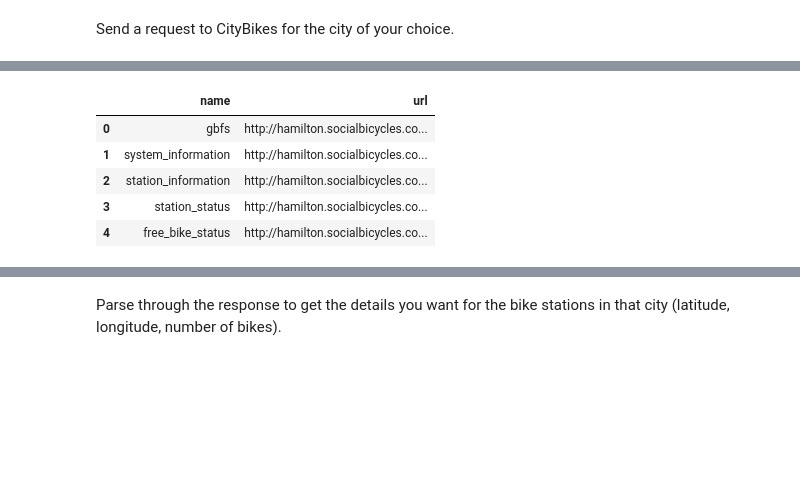
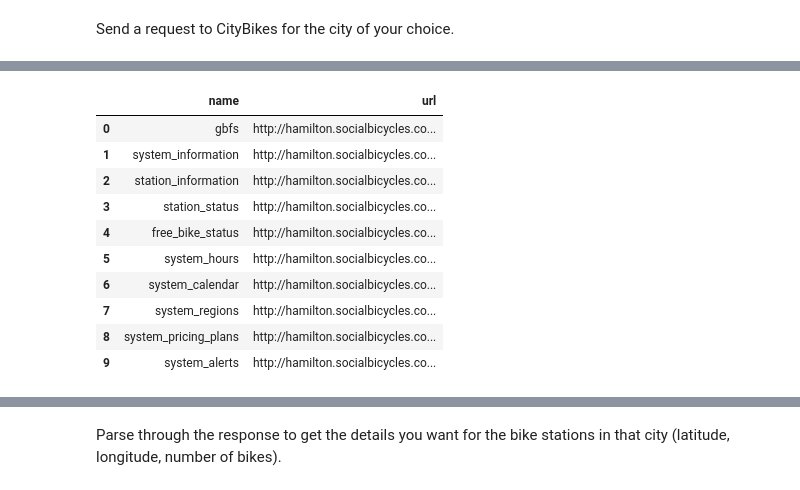
Before and after one commit to Hounder23/LIGHTHOUSE-p2, a Jupyter notebook: notebooks/city_bikes.ipynb, the cells around one changed output, grey strips where cells are left out. Drawn from its saved outputs; the diff is of its cells as text; code cells hidden in the pictures; blank space fills up the shorter version.

Commit message:
more EDA and filtering for city bikes

```diff
--- a/notebooks/city_bikes.ipynb
+++ b/notebooks/city_bikes.ipynb
@@ -5,9 +10,4 @@ Send a request to CityBikes for the city of your choice.
 # %%
-#create an api request to citybik.es to get the information from Hamilton Ontario
-import requests
-import json
-import pandas as pd
-
 #make the request
 response = requests.get('https://api.citybik.es/v2/networks')
 
@@ -15,5 +15,5 @@ response = requests.get('https://api.citybik.es/v2/networks')
 data = response.json()
 
 #convert the json object to a pandas dataframe
-df = pd.DataFrame(data['networks'])
+citybikes_df = pd.DataFrame(data['networks'])
 # %%
@@ -27,8 +27,8 @@ df.head()
 | 4 | [Comunicare S.r.l.] | /v2/networks/bicincitta-parco-dei... | bicincitta-parco-dei-colli-di-ber... | {'city': 'Parco dei Colli di Berg... | Bicincittà | https://www.bicincitta.com/frmLeS... | NaN | NaN | NaN |
 # %%
 #json normalization of the location column
-location = pd.json_normalize(df['location'])
+location = pd.json_normalize(citybikes_df['location'])
 location.columns = ['location.' + str(col) for col in location.columns]
-df = df.drop('location', axis=1)
-df = pd.concat([df, location], axis=1)
+citybikes_df = citybikes_df.drop('location', axis=1)
+citybikes_df = pd.concat([citybikes_df, location], axis=1)
 # %%
@@ -50,0 +43,4 @@ hamilton.head()
+# %%
+#filter the dataframe to only show the information for 'Hamilton, ON' in the location.city column
+hamilton_bike_companies = citybikes_df[citybikes_df['location.city'] == 'Hamilton, ON']
+hamilton_bike_companies.head()
@@ -51,13 +50,19 @@ hamilton.head()
 # %%
 #create a new request to get the information for the Hamilton Social Bicycles inc. api using the link from the gbfs_href column
-response = requests.get(hamilton['gbfs_href'][0])
+#its suprising to me that there is only one company in Hamilton for bike share
+response = requests.get(hamilton_bike_companies['gbfs_href'].values[0])
 data = response.json()
 sobi_df = pd.DataFrame(data['data']['en']['feeds'])
-sobi_df.head()
+sobi_df
 # %% [output]
 |  | name | url |
 | 0 | gbfs | http://hamilton.socialbicycles.co... |
 | 1 | system_information | http://hamilton.socialbicycles.co... |
 | 2 | station_information | http://hamilton.socialbicycles.co... |
 | 3 | station_status | http://hamilton.socialbicycles.co... |
 | 4 | free_bike_status | http://hamilton.socialbicycles.co... |
+| 5 | system_hours | http://hamilton.socialbicycles.co... |
+| 6 | system_calendar | http://hamilton.socialbicycles.co... |
+| 7 | system_regions | http://hamilton.socialbicycles.co... |
+| 8 | system_pricing_plans | http://hamilton.socialbicycles.co... |
+| 9 | system_alerts | http://hamilton.socialbicycles.co... |
```
Also changed, not shown: parts of 13 cells of this notebook.
